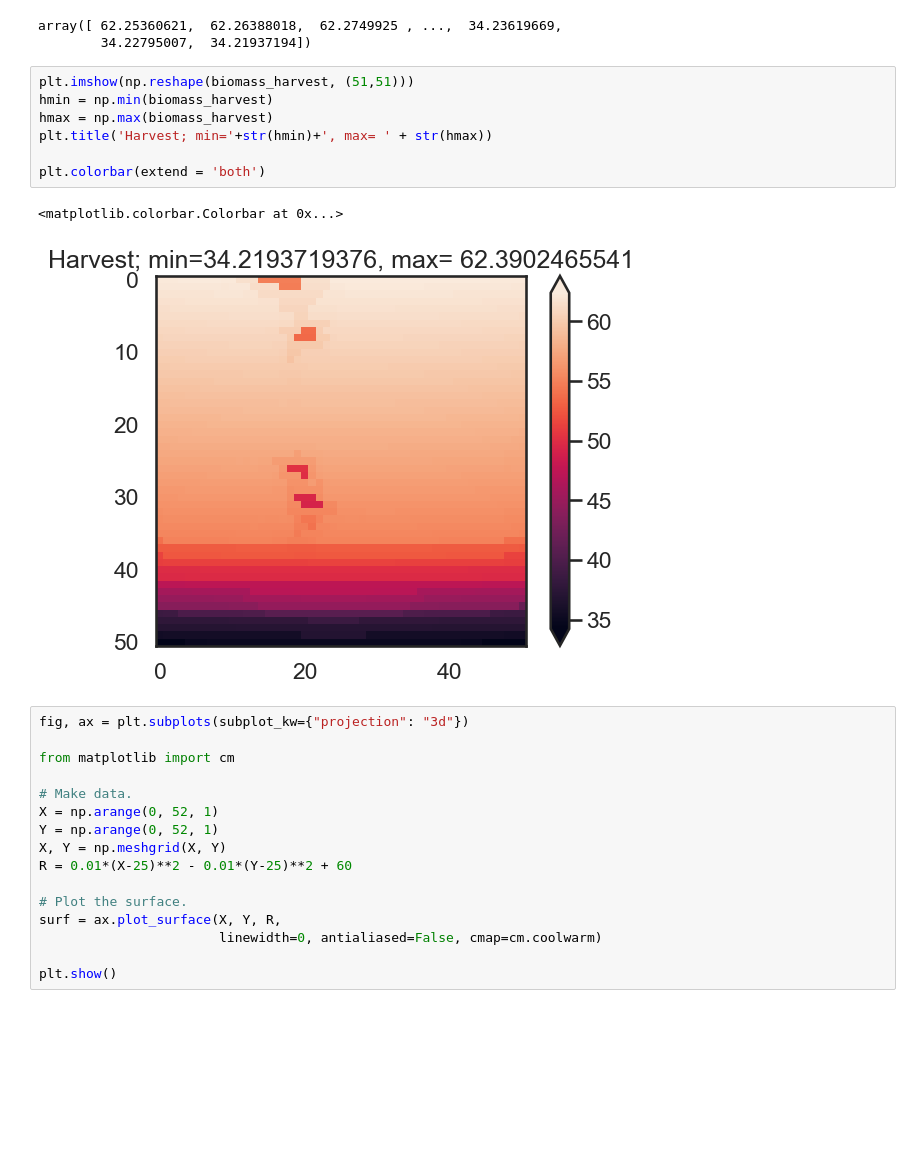
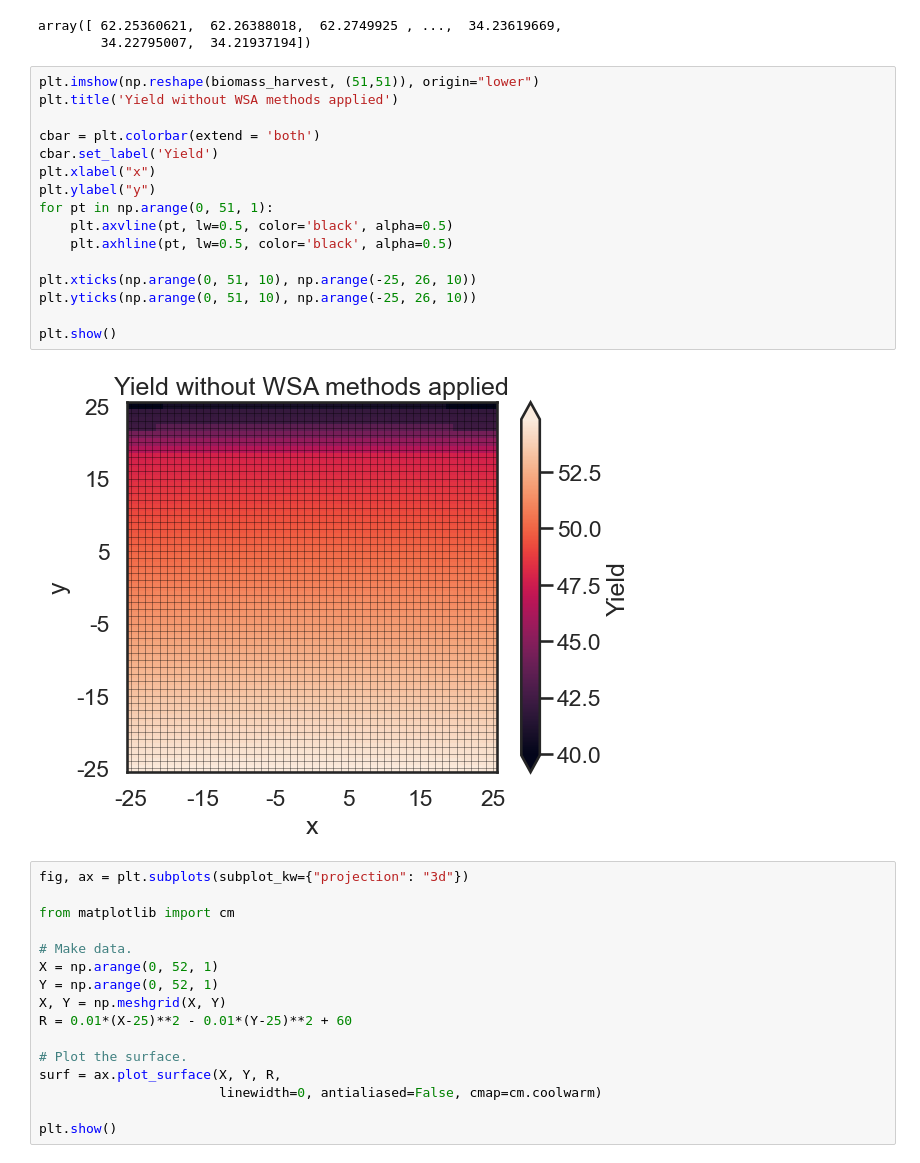
Before and after one commit to WylieMabel/TreesAndThat, a Jupyter notebook: Model Output/modelDriver.ipynb, the cells around one changed output. Drawn from its saved outputs; the diff is of its cells as text; blank space fills up the shorter version.

```diff
--- a/Model Output/modelDriver.ipynb
+++ b/Model Output/modelDriver.ipynb
@@ -354,16 +319,24 @@ biomass_harvest
 # %% [output]
 array([ 62.25360621,  62.26388018,  62.2749925 , ...,  34.23619669,
         34.22795007,  34.21937194])
-# %%
-plt.imshow(np.reshape(biomass_harvest, (51,51)))
-hmin = np.min(biomass_harvest)
-hmax = np.max(biomass_harvest)
-plt.title('Harvest; min='+str(hmin)+', max= ' + str(hmax))
-
-plt.colorbar(extend = 'both')
-# %% [output]
-<matplotlib.colorbar.Colorbar at 0x...>
-[figure, removed]
+# %%
+plt.imshow(np.reshape(biomass_harvest, (51,51)), origin="lower")
+plt.title('Yield without WSA methods applied')
+
+cbar = plt.colorbar(extend = 'both')
+cbar.set_label('Yield')
+plt.xlabel("x")
+plt.ylabel("y")
+for pt in np.arange(0, 51, 1):
+    plt.axvline(pt, lw=0.5, color='black', alpha=0.5)
+    plt.axhline(pt, lw=0.5, color='black', alpha=0.5)
+
+plt.xticks(np.arange(0, 51, 10), np.arange(-25, 26, 10))
+plt.yticks(np.arange(0, 51, 10), np.arange(-25, 26, 10))
+
+plt.show()
+# %% [output]
+[figure, added]
 # %%
 fig, ax = plt.subplots(subplot_kw={"projection": "3d"})
 
```
Also changed, not shown: parts of 3 cells of this notebook, 17 other files.
